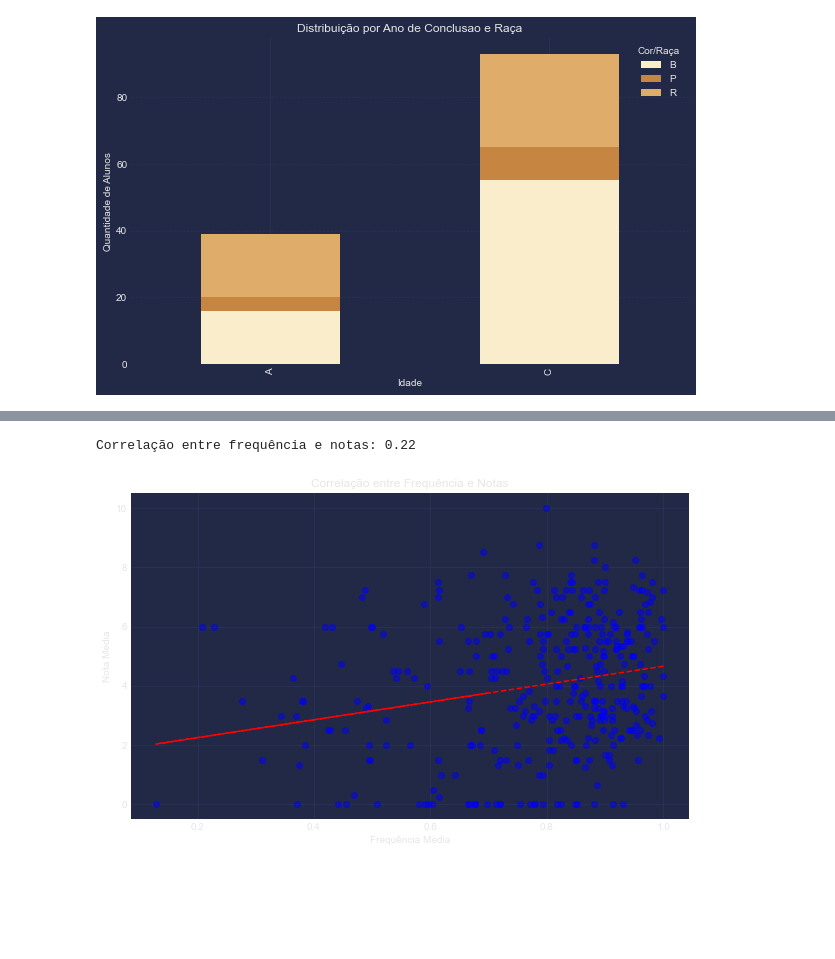
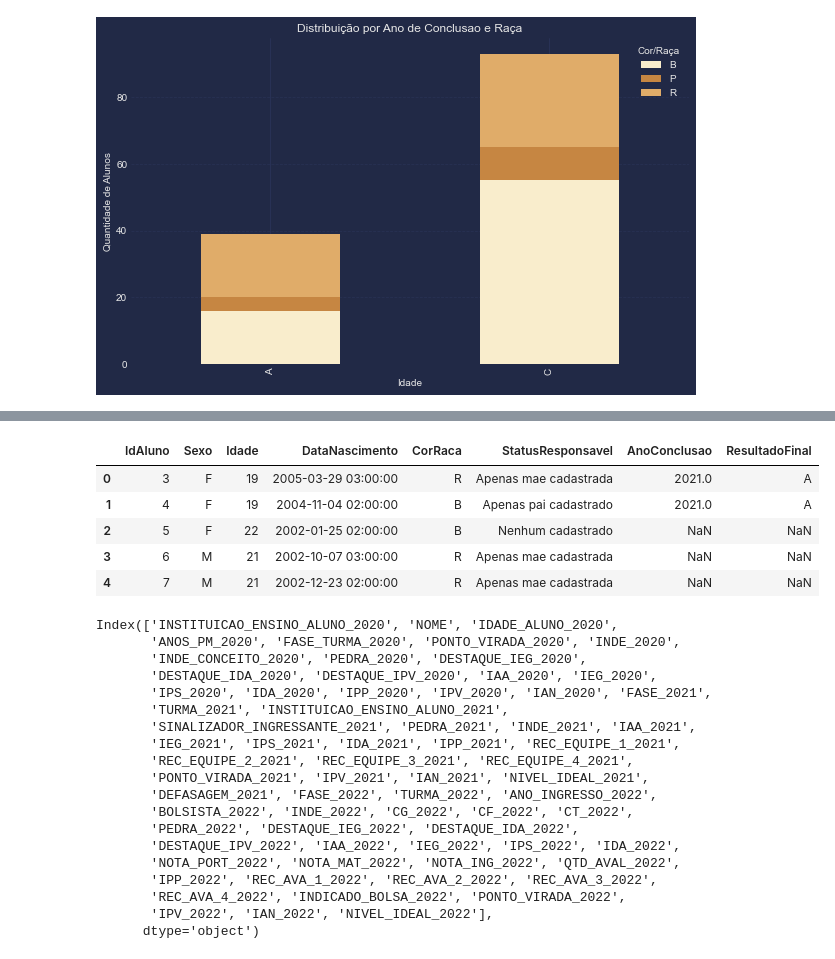
Before and after one commit to tulipia/passos-magicos, a Jupyter notebook: index_v2.ipynb, the cells around one changed output, grey strips where cells are left out. Drawn from its saved outputs; the diff is of its cells as text; code cells hidden in the pictures; blank space fills up the shorter version.

Commit message:
Subindo nova base alunos

```diff
--- a/index_v2.ipynb
+++ b/index_v2.ipynb
@@ -514,35 +423,9 @@ plt.show()
-# %%
-# Mapeamento da presença para numérico (1 para presente, 0 para falta, 0.5 para falta justificada)
-presenca_map = {'P': 1, 'F': 0, 'J': 0.5}
-tbDiarioFrequencia['PresencaNumerica'] = tbDiarioFrequencia['StPresencaFalta'].map(presenca_map)
-
-# Calcular a frequência média por aluno
-frequencia_media = tbDiarioFrequencia.groupby('IdAluno')['PresencaNumerica'].mean().reset_index()
-
-# Calcular a nota média por aluno
-nota_media = tbFase.groupby('IdAluno')['NotaFase'].mean().reset_index()
-
-# Unir as tabelas de frequência média e nota média
-df_correlation = pd.merge(frequencia_media, nota_media, on='IdAluno')
-
-# Calcular a correlação entre frequência e notas
-correlation, _ = pearsonr(df_correlation['PresencaNumerica'], df_correlation['NotaFase'])
-print(f"Correlação entre frequência e notas: {correlation:.2f}")
-
-# Visualizar a correlação com um gráfico de dispersão
-plt.figure(figsize=(10, 6))
-plt.scatter(df_correlation['PresencaNumerica'], df_correlation['NotaFase'], color='blue', alpha=0.5)
-plt.title('Correlação entre Frequência e Notas')
-plt.xlabel('Frequência Média')
-plt.ylabel('Nota Média')
-plt.grid(True)
-
-# Adicionar uma linha de tendência
-z = np.polyfit(df_correlation['PresencaNumerica'], df_correlation['NotaFase'], 1)
-p = np.poly1d(z)
-plt.plot(df_correlation['PresencaNumerica'], p(df_correlation['PresencaNumerica']), "r--")
-
-plt.show()
-# %% [output]
-Correlação entre frequência e notas: 0.22
-[figure, removed]
+# %%
+tbCentral.head()
+# %% [output]
+|  | IdAluno | Sexo | Idade | DataNascimento | CorRaca | StatusResponsavel | AnoConclusao | ResultadoFinal |
+| 0 | 3 | F | 19 | 2005-03-29 03:00:00 | R | Apenas mae cadastrada | 2021.0 | A |
+| 1 | 4 | F | 19 | 2004-11-04 02:00:00 | B | Apenas pai cadastrado | 2021.0 | A |
+| 2 | 5 | F | 22 | 2002-01-25 02:00:00 | B | Nenhum cadastrado | NaN | NaN |
+| 3 | 6 | M | 21 | 2002-10-07 03:00:00 | R | Apenas mae cadastrada | NaN | NaN |
+| 4 | 7 | M | 21 | 2002-12-23 02:00:00 | R | Apenas mae cadastrada | NaN | NaN |
@@ -548,0 +437,22 @@ Correlação entre frequência e notas: 0.22
+# %%
+tbFiap.columns
+# %% [output]
+Index(['INSTITUICAO_ENSINO_ALUNO_2020', 'NOME', 'IDADE_ALUNO_2020',
+       'ANOS_PM_2020', 'FASE_TURMA_2020', 'PONTO_VIRADA_2020', 'INDE_2020',
+       'INDE_CONCEITO_2020', 'PEDRA_2020', 'DESTAQUE_IEG_2020',
+       'DESTAQUE_IDA_2020', 'DESTAQUE_IPV_2020', 'IAA_2020', 'IEG_2020',
+       'IPS_2020', 'IDA_2020', 'IPP_2020', 'IPV_2020', 'IAN_2020', 'FASE_2021',
+       'TURMA_2021', 'INSTITUICAO_ENSINO_ALUNO_2021',
+       'SINALIZADOR_INGRESSANTE_2021', 'PEDRA_2021', 'INDE_2021', 'IAA_2021',
+       'IEG_2021', 'IPS_2021', 'IDA_2021', 'IPP_2021', 'REC_EQUIPE_1_2021',
+       'REC_EQUIPE_2_2021', 'REC_EQUIPE_3_2021', 'REC_EQUIPE_4_2021',
+       'PONTO_VIRADA_2021', 'IPV_2021', 'IAN_2021', 'NIVEL_IDEAL_2021',
+       'DEFASAGEM_2021', 'FASE_2022', 'TURMA_2022', 'ANO_INGRESSO_2022',
+       'BOLSISTA_2022', 'INDE_2022', 'CG_2022', 'CF_2022', 'CT_2022',
+       'PEDRA_2022', 'DESTAQUE_IEG_2022', 'DESTAQUE_IDA_2022',
+       'DESTAQUE_IPV_2022', 'IAA_2022', 'IEG_2022', 'IPS_2022', 'IDA_2022',
+       'NOTA_PORT_2022', 'NOTA_MAT_2022', 'NOTA_ING_2022', 'QTD_AVAL_2022',
+       'IPP_2022', 'REC_AVA_1_2022', 'REC_AVA_2_2022', 'REC_AVA_3_2022',
+       'REC_AVA_4_2022', 'INDICADO_BOLSA_2022', 'PONTO_VIRADA_2022',
+       'IPV_2022', 'IAN_2022', 'NIVEL_IDEAL_2022'],
+      dtype='object')
```
Also changed, not shown: parts of 15 cells of this notebook, 1 other file.
